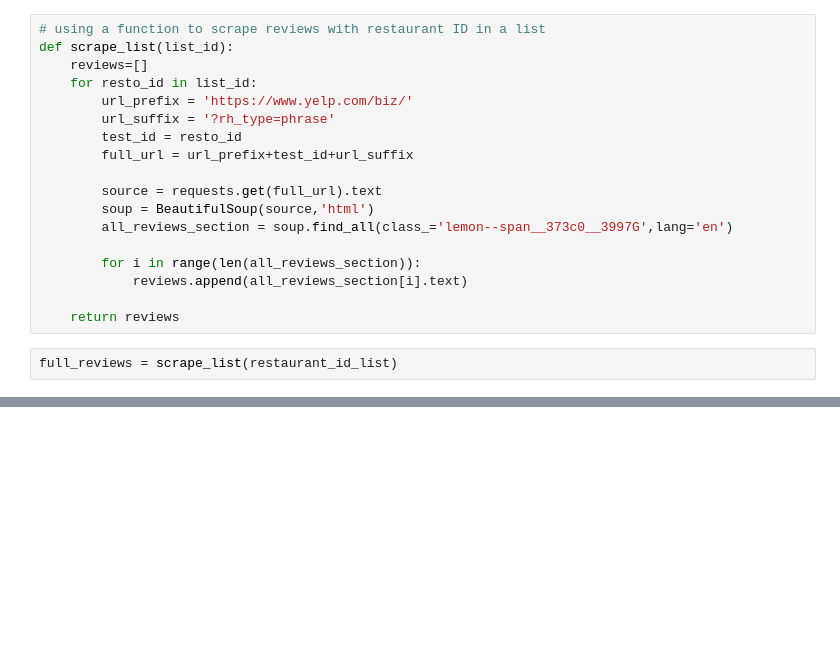
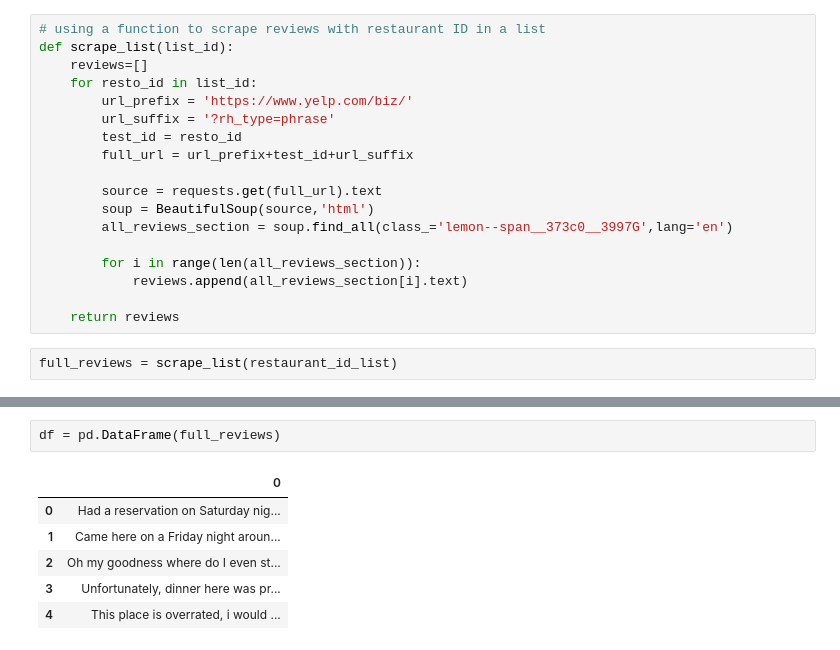
Before and after one commit to hamiltonchangcodes/project_yelp_analysis, a Jupyter notebook: Data Collection - Yelp businesses.ipynb, the cells around one changed output, grey strips where cells are left out. Saved outputs shown, nothing was run; the diff lists cells and outputs as text; blank space fills up the shorter version.

```diff
--- a/Data Collection - Yelp businesses.ipynb
+++ b/Data Collection - Yelp businesses.ipynb
@@ -352,0 +375,9 @@ len(full_reviews
+# %%
+df = pd.DataFrame(full_reviews)
+# %% [output]
+|  | 0 |
+| 0 | Had a reservation on Saturday nig... |
+| 1 | Came here on a Friday night aroun... |
+| 2 | Oh my goodness where do I even st... |
+| 3 | Unfortunately, dinner here was pr... |
+| 4 | This place is overrated, i would ... |
```
Also changed, not shown: parts of 2 cells of this notebook.
